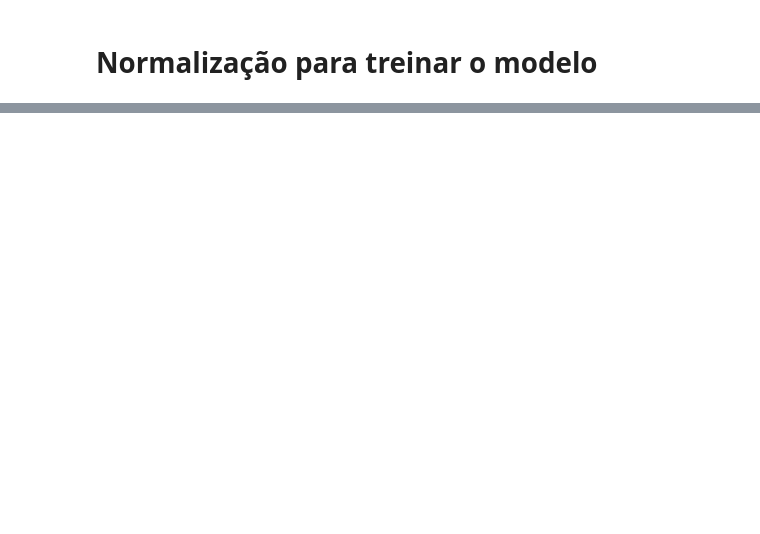
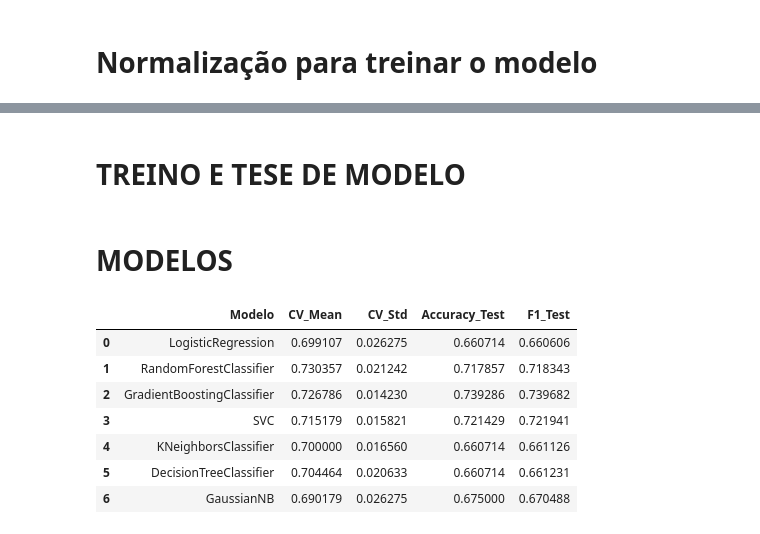
Before and after one commit to ghpascon/tech_challenge_fase3, a Jupyter notebook: model_pipeline/ml.ipynb, the cells around one changed output, grey strips where cells are left out. Saved outputs shown, nothing was run; the diff lists cells and outputs as text; code cells hidden in the pictures; blank space fills up the shorter version.

```diff
--- a/model_pipeline/tratamento_dados.ipynb
+++ b/model_pipeline/ml.ipynb
@@ -10,5 +15,5 @@ pd.set_option("display.max_columns", None)
 # %%
-data = pd.read_csv('data/data_raw.csv')
+data = pd.read_csv('data/credit.csv')
 data.head()
 # %% [output]
 |  | default | conta_corrente | prazo_emprestimo_meses | historico_credito | proposito_emprestimo | ... |
@@ -578,0 +647,4 @@ Pré-processador salvo em 'model/preprocessor.pkl'
+# %%
+x_train, x_test, y_train, y_test = train_test_split(X_transformed,y,test_size=0.2)
+# %% [markdown]
+# TREINO E TESE DE MODELO
@@ -578,0 +660,50 @@ Pré-processador salvo em 'model/preprocessor.pkl'
+# %%
+def evaluate_model(model, x_train, y_train, x_test, y_test, cv_splits=5):
+    cv = StratifiedKFold(n_splits=cv_splits, shuffle=True, random_state=42)
+    cv_scores = cross_val_score(model, x_train, y_train, cv=cv, scoring="accuracy")
+
+    model.fit(x_train, y_train)
+    pred = model.predict(x_test)
+
+    acc_test = accuracy_score(y_test, pred)
+    f1_test = f1_score(y_test, pred, average="weighted")
+
+    return {
+        "Modelo": type(model).__name__,
+        "CV_Mean": cv_scores.mean(),
+        "CV_Std": cv_scores.std(),
+        "Accuracy_Test": acc_test,
+        "F1_Test": f1_test
+    }
+# %% [markdown]
+# MODELOS
+# %%
+random_state = 1375
+
+modelos = [
+    LogisticRegression(max_iter=1000, solver="lbfgs", random_state=random_state),
+    RandomForestClassifier(n_estimators=21, max_depth=10, random_state=random_state),
+    GradientBoostingClassifier(n_estimators=200, learning_rate=0.1, max_depth=3, random_state=random_state),
+    SVC(kernel="rbf", C=1, gamma="scale", probability=True, random_state=random_state),
+    KNeighborsClassifier(n_neighbors=7),
+    DecisionTreeClassifier(max_depth=6, random_state=random_state),
+    GaussianNB()
+]
+
+# Avaliar todos e guardar resultados
+resultados = []
+for m in modelos:
+    resultados.append(evaluate_model(m, x_train, y_train, x_test, y_test))
+
+# DataFrame comparativo
+df_resultados = pd.DataFrame(resultados)
+df_resultados
+# %% [output]
+|  | Modelo | CV_Mean | CV_Std | Accuracy_Test | F1_Test |
+| 0 | LogisticRegression | 0.699107 | 0.026275 | 0.660714 | 0.660606 |
+| 1 | RandomForestClassifier | 0.730357 | 0.021242 | 0.717857 | 0.718343 |
+| 2 | GradientBoostingClassifier | 0.726786 | 0.014230 | 0.739286 | 0.739682 |
+| 3 | SVC | 0.715179 | 0.015821 | 0.721429 | 0.721941 |
+| 4 | KNeighborsClassifier | 0.700000 | 0.016560 | 0.660714 | 0.661126 |
+| 5 | DecisionTreeClassifier | 0.704464 | 0.020633 | 0.660714 | 0.661231 |
+| 6 | GaussianNB | 0.690179 | 0.026275 | 0.675000 | 0.670488 |
```
Also changed, not shown: parts of 32 cells of this notebook, 6 other files.
